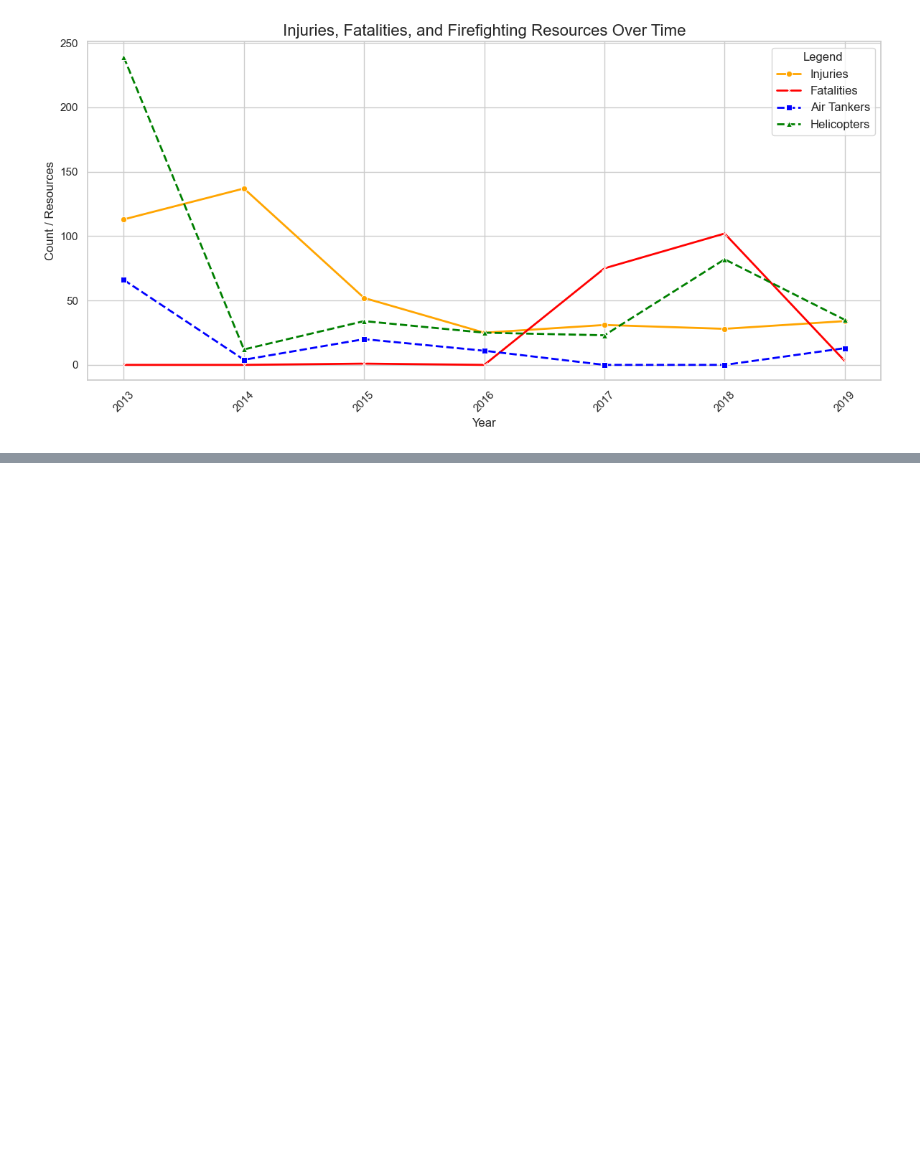
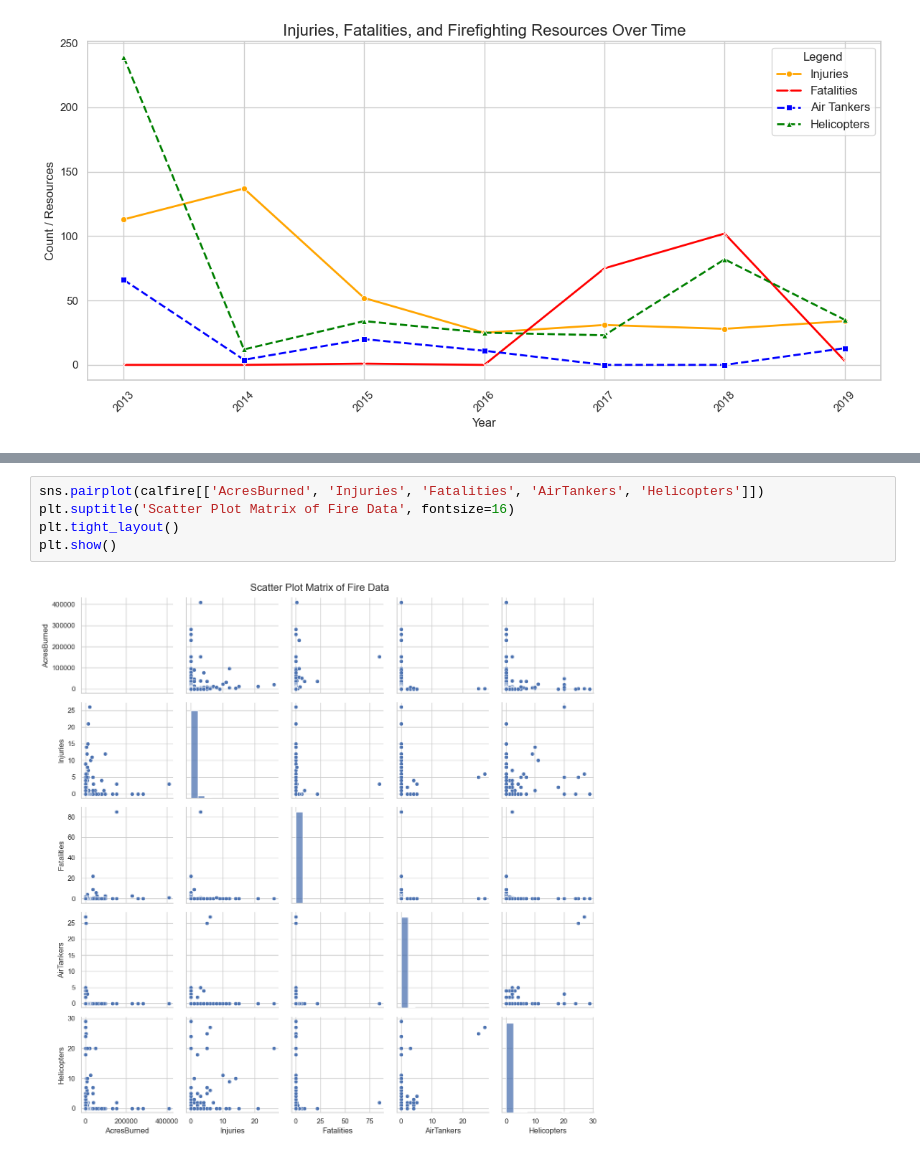
Before and after one commit to estortega/project_1, a Jupyter notebook: Denis_wild_fires_project_week_1.ipynb, the cells around one changed output, grey strips where cells are left out. Drawn from its saved outputs; the diff is of its cells as text; blank space fills up the shorter version.

```diff
--- a/Denis_wild_fires_project_week_1.ipynb
+++ b/Denis_wild_fires_project_week_1.ipynb
@@ -126,0 +149,7 @@ plt.show()
+# %%
+sns.pairplot(calfire[['AcresBurned', 'Injuries', 'Fatalities', 'AirTankers', 'Helicopters']])
+plt.suptitle('Scatter Plot Matrix of Fire Data', fontsize=16)
+plt.tight_layout()
+plt.show()
+# %% [output]
+[figure, added]
```
Also changed, not shown: parts of 4 cells of this notebook.
